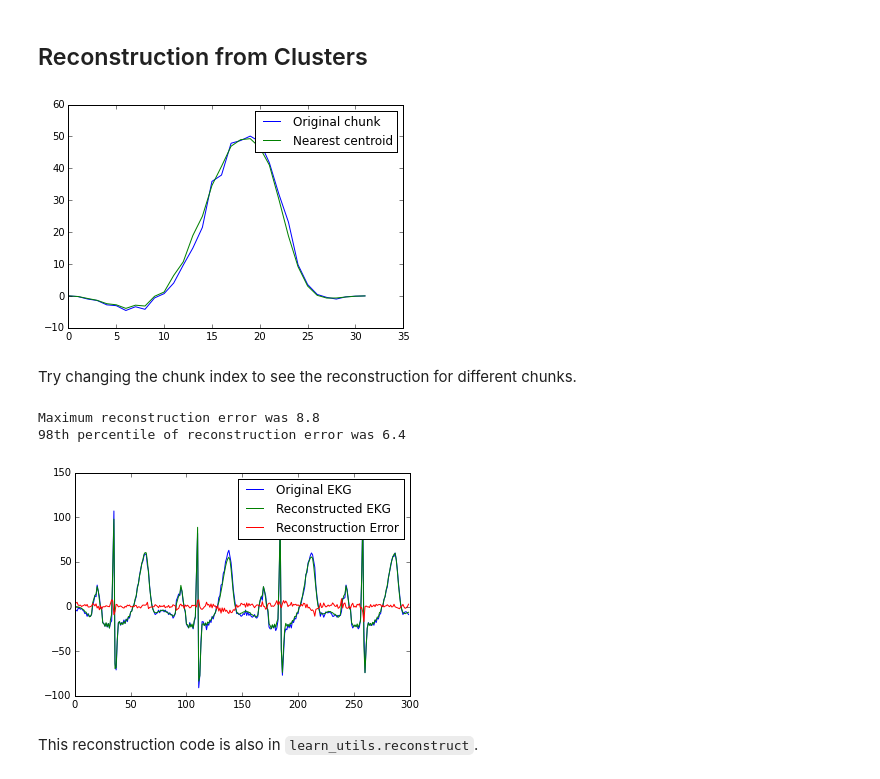
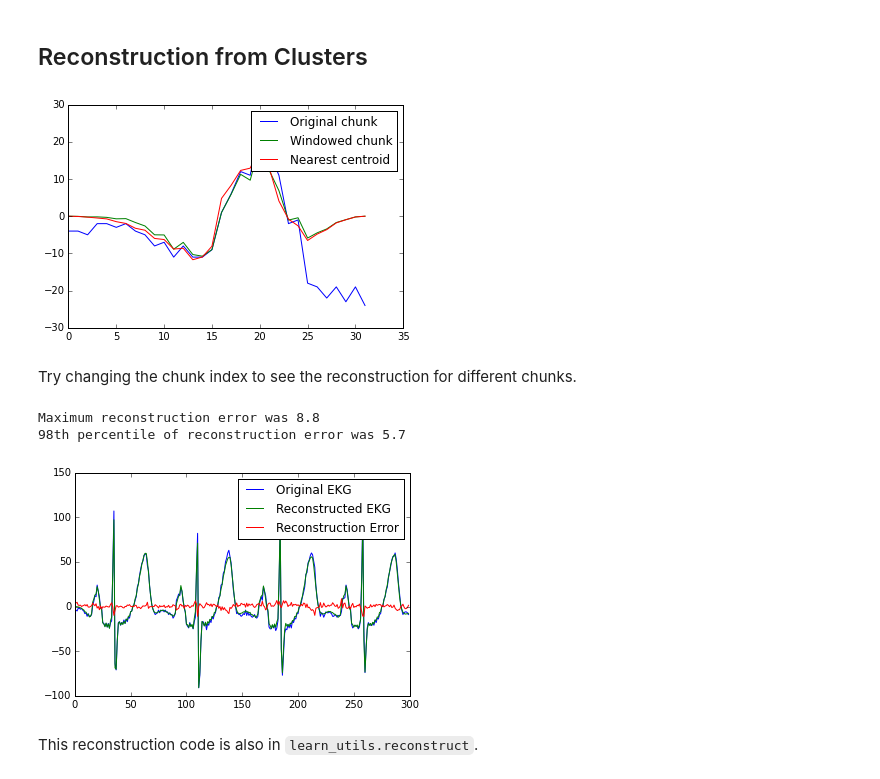
Before and after one commit to mrahtz/sanger-machine-learning-workshop, a Jupyter notebook: Unsupervised Learning.ipynb, the cells around one changed output. Drawn from its saved outputs; the diff is of its cells as text; code cells hidden in the pictures.

```diff
--- a/Unsupervised Learning.ipynb
+++ b/Unsupervised Learning.ipynb
@@ -148,16 +149,16 @@ import numpy as np
 chunk_len = 32
 slide_len = 2
 
-training_chunks = []
-for start_pos in range(0, len(ekg_data_test), slide_len):
+chunks = []
+for start_pos in range(0, len(ekg_data), slide_len):
     end_pos = start_pos + chunk_len
+    # make a copy so changes to 'chunks' doesn't modify the original ekg_data
     chunk = np.copy(ekg_data[start_pos:end_pos])
-    # if we're at the end and we've got a truncated chunk,
-    # drop it
+    # if we're at the end and we've got a truncated chunk, drop it
     if len(chunk) != chunk_len:
         continue
-    training_chunks.append(chunk)
+    chunks.append(chunk)
 
-print(len(training_chunks))
-# TODO is this right:
+print(len(chunks))
+# TODO is this right?
 # %% [output]
@@ -180,9 +181,12 @@ plt.plot(window)
 [<matplotlib.lines.Line2D at 0x...>]
 [figure]
 # %%
-for chunk in training_chunks:
-    chunk *= window
-chunk_utils.plot_chunks(training_chunks, chunk_n_step=3)
+windowed_chunks = []
+for chunk in chunks:
+    windowed_chunk = np.copy(chunk) * window
+    windowed_chunks.append(windowed_chunk)
+
+chunk_utils.plot_chunks(windowed_chunks, chunk_n_step=3)
 # %% [output]
 [figure]
 # %% [markdown]
@@ -193,8 +197,7 @@ TODO: normalise?
 from sklearn.cluster import KMeans
 
 clusterer = KMeans(n_clusters=150)
-# TODO: training/test chunks
-clusterer.fit(training_chunks)
+clusterer.fit(windowed_chunks)
 # %% [output]
 KMeans(copy_x=True, init='k-means++', max_iter=300, n_clusters=150, n_init=10,
     n_jobs=1, precompute_distances='auto', random_state=None, tol=0.0001,
@@ -204,35 +207,37 @@ KMeans(copy_x=True, init='k-means++', max_iter=300, n_clusters=150, n_init=10,
 # %%
 slide_len = chunk_len/2
 test_chunks = chunk_utils.sliding_chunker(
-    ekg_data_test,
+    ekg_data,
     window_len=chunk_len,
     slide_len=slide_len
 )
 # %%
 centroids = clusterer.cluster_centers_
 
-chunk = np.copy(test_chunks[12])
+chunk = np.copy(test_chunks[0])
 # remember, the clustering was set up using the windowed data
 # so to find
-chunk *= window
+windowed_chunk = chunk * window
 # TODO: what's array about?
-nearest_centroid_idx = clusterer.predict(chunk)[0]
+nearest_centroid_idx = clusterer.predict(windowed_chunk)[0]
 nearest_centroid = np.copy(centroids[nearest_centroid_idx])
 plt.figure()
 plt.plot(chunk, label="Original chunk")
+plt.plot(windowed_chunk, label="Windowed chunk")
 plt.plot(nearest_centroid, label="Nearest centroid")
 plt.legend()
 # TODO: are the shows necessary?
 plt.show()
 # %% [output]
-[figure, old version]
+[figure, new version]
 # %% [markdown]
 Try changing the chunk index to see the reconstruction for different chunks.
 # %%
-reconstruction = np.zeros(len(ekg_data_test))
+reconstruction = np.zeros(len(ekg_data))
+slide_len = chunk_len/2
 
 for chunk_n, chunk in enumerate(test_chunks):
-    # don't modify the data in test_chunks
+    # don't modify the data in chunks
     chunk = np.copy(chunk)
     chunk *= window
     nearest_centroid_idx = clusterer.predict(chunk)[0]
@@ -244,20 +249,20 @@ for chunk_n, chunk in enumerate(test_chunks):
 
 n_plot_samples = 300
 
-error = reconstruction[0:n_plot_samples] - ekg_data_test[0:n_plot_samples]
+error = reconstruction[0:n_plot_samples] - ekg_data[0:n_plot_samples]
 error_98th_percentile = np.percentile(error, 98)
 print("Maximum reconstruction error was %.1f" % error.max())
 print("98th percentile of reconstruction error was %.1f" % error_98th_percentile)
 
-plt.plot(ekg_data_test[0:n_plot_samples], label="Original EKG")
+plt.plot(ekg_data[0:n_plot_samples], label="Original EKG")
 plt.plot(reconstruction[0:n_plot_samples], label="Reconstructed EKG")
 plt.plot(error[0:n_plot_samples], label="Reconstruction Error")
 plt.legend()
 plt.show()
 # %% [output]
 Maximum reconstruction error was 8.8
-98th percentile of reconstruction error was 6.4
+98th percentile of reconstruction error was 5.7
-[figure, old version]
+[figure, new version]
 # %% [markdown]
 This reconstruction code is also in `learn_utils.reconstruct`.
 # %% [markdown]
```
Also changed, not shown: parts of 10 cells of this notebook.
